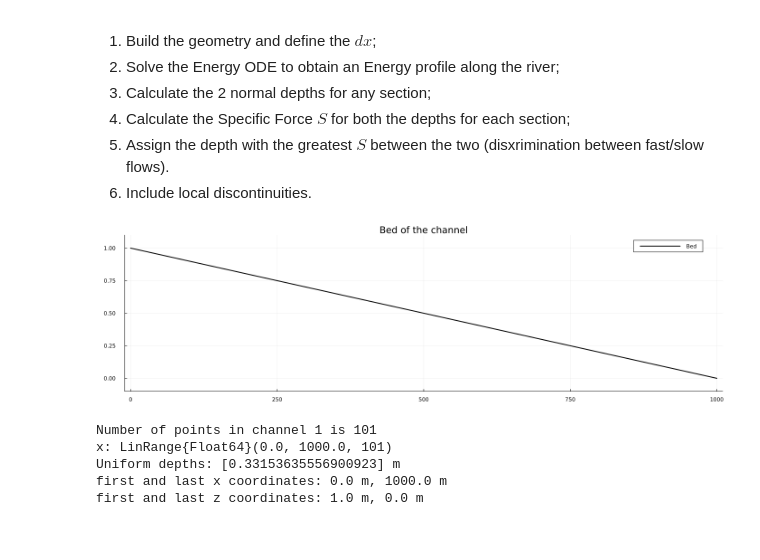
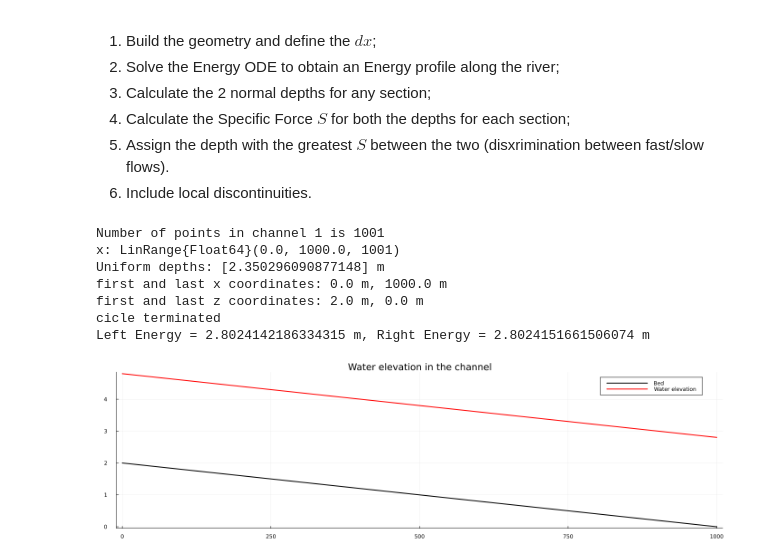
Before and after one commit to AmeGit01/Steady_SWE, a Jupyter notebook: 1D_SWE.ipynb, the cells around one changed output. Drawn from its saved outputs; the diff is of its cells as text; code cells hidden in the pictures.

Commit message:
uniform frow works, new features needed

```diff
--- a/1D_SWE.ipynb
+++ b/1D_SWE.ipynb
@@ -84,49 +84,67 @@ end
 
 
 L = [1000.0]        # length of the channel [m]
-Q = 20.0            # discharge [m^3/s] Q = Ω Ks R^2/3 iF^1/2
-B = [100.0]         # width of the channel [m]
+Q = 350.0            # discharge [m^3/s] Q = Ω Ks R^2/3 iF^1/2
+B = [50.0]         # width of the channel [m]
 Ks = 40.0           # Strickler coefficient [m^(1/3)/s] Ks = 1/n
-iF = [0.001]        # slope of the channel
-dx = 10.0           # distance between the points of the channel [m]
-
+iF = [0.002]        # slope of the channel
+dx = 1.0           # distance between the points of the channel [m]
+g = 9.81            # gravity acceleration [m/s^2]
 
 n_segments = 1 # number of segments of the channel (with different slopes)
 d_uniform = Array{Float64}(undef, n_segments) # array to store the uniform depths
 X = Float64[] # x coordinates of the points in the channel
 Z = Float64[] # z coordinates of the points in the channel
 for n in 1:n_segments
     d_uniform[n] = evaluate_uniform_depth(Q, B[n], L[n], Ks, iF[n])
     L[n]%dx ≠ 0 && error("The length of the channel must be a multiple of dx")
     n_points = Int(L[n]/dx) + 1         # number of points in the channel
     println("Number of points in channel ", n, " is ",  n_points)
     x = LinRange(0, L[n], n_points)                     # x coordinates of the points
     println("x: ", x)
     z = zeros(n_points)                 # z coordinates of the points, initially all zero
     build_bed!(z, x, dx, iF[n], n_points) # build the bed of the channel
     X = n == 1 ? x : [X, x]
     Z = n == 1 ? z : [Z, z] # concatenate the arrays for the first segment or the others
 end
 
 # The water elevation has no need to be initialized, just the two extreems values for the BC
 # The BC are always the uniform flow depth:
 α = 1.0 # correction factor for the non prismaticity of the channel
 eL = d_uniform[1] + Q^2 / (2 * g * (B[1] * d_uniform[1])^2) # water elevation at the left boundary [begin]
 eL = d_uniform[1] + Q^2 / (2 * g * (B[1] * d_uniform[1])^2) # water elevation at the left boundary [end]
 
 
 println("Uniform depths: ", d_uniform, " m")
 println("first and last x coordinates: ", X[begin], " m, ", X[end], " m")
 println("first and last z coordinates: ", Z[begin], " m, ", Z[end], " m")
 
+
+Npoints = length(X)
+e_dw = zeros(Npoints) # energy E at the points of the channel
+e_dw[1] = eL
+
+for n in 2:Npoints
+    # integration of the solution:
+    Rh = (B[1] * d_uniform[1])/(2*d_uniform[1] + B[1])
+    e_dw[n] = e_dw[n-1] - dx * (iF[1] - (Q/(Ks * B[1] * d_uniform[1]))^2 * Rh^(-4/3))
+    n==Npoints && println("cicle terminated")
+end
+println("Left Energy = ", e_dw[1], " m, Right Energy = ", e_dw[Npoints], " m")
+
+y_limits = (min(minimum(Z), minimum(e_dw)) - 0.05, max(maximum(Z), maximum(Z+e_dw)) + 0.05)
 p1 = plot(X, Z, label="Bed", xlabel="x [m]", ylabel="z [m]", title="Bed of the channel", legend=:topright,
-    grid=true, xlims=(X[begin]-10, X[end]+10), ylims=(minimum(Z)-0.1, 1.1 * maximum(Z)), color="black", linewidth=2,
+    grid=true, xlims=(X[begin]-10, X[end]+10), ylims=y_limits, color="black", linewidth=2,
     size=(1400, 400))
-display(p1)
+
+p1 = plot!(X, Z + e_dw, label="Water elevation", xlabel="x [m]", ylabel="z [m]",
+    title="Water elevation in the channel", grid=true, color="red", linewidth=2)
 # %% [output]
+Number of points in channel 1 is 1001
+x: LinRange{Float64}(0.0, 1000.0, 1001)
+Uniform depths: [2.350296090877148] m
+first and last x coordinates: 0.0 m, 1000.0 m
+first and last z coordinates: 2.0 m, 0.0 m
+cicle terminated
+Left Energy = 2.8024142186334315 m, Right Energy = 2.8024151661506074 m
-[figure, old version]
+[figure, new version]
-Number of points in channel 1 is 101
-x: LinRange{Float64}(0.0, 1000.0, 101)
-Uniform depths: [0.33153635556900923] m
-first and last x coordinates: 0.0 m, 1000.0 m
-first and last z coordinates: 1.0 m, 0.0 m
```
